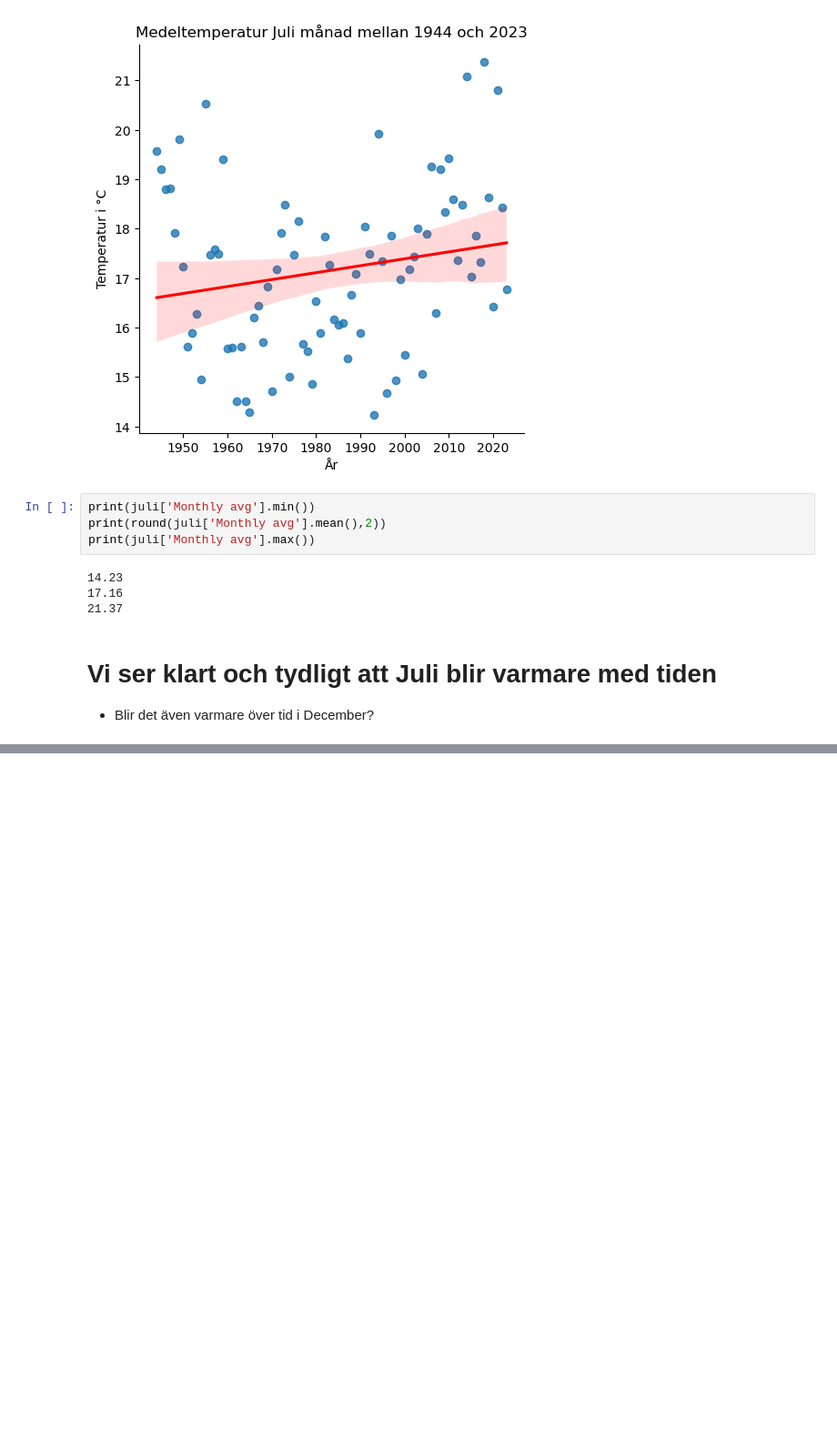
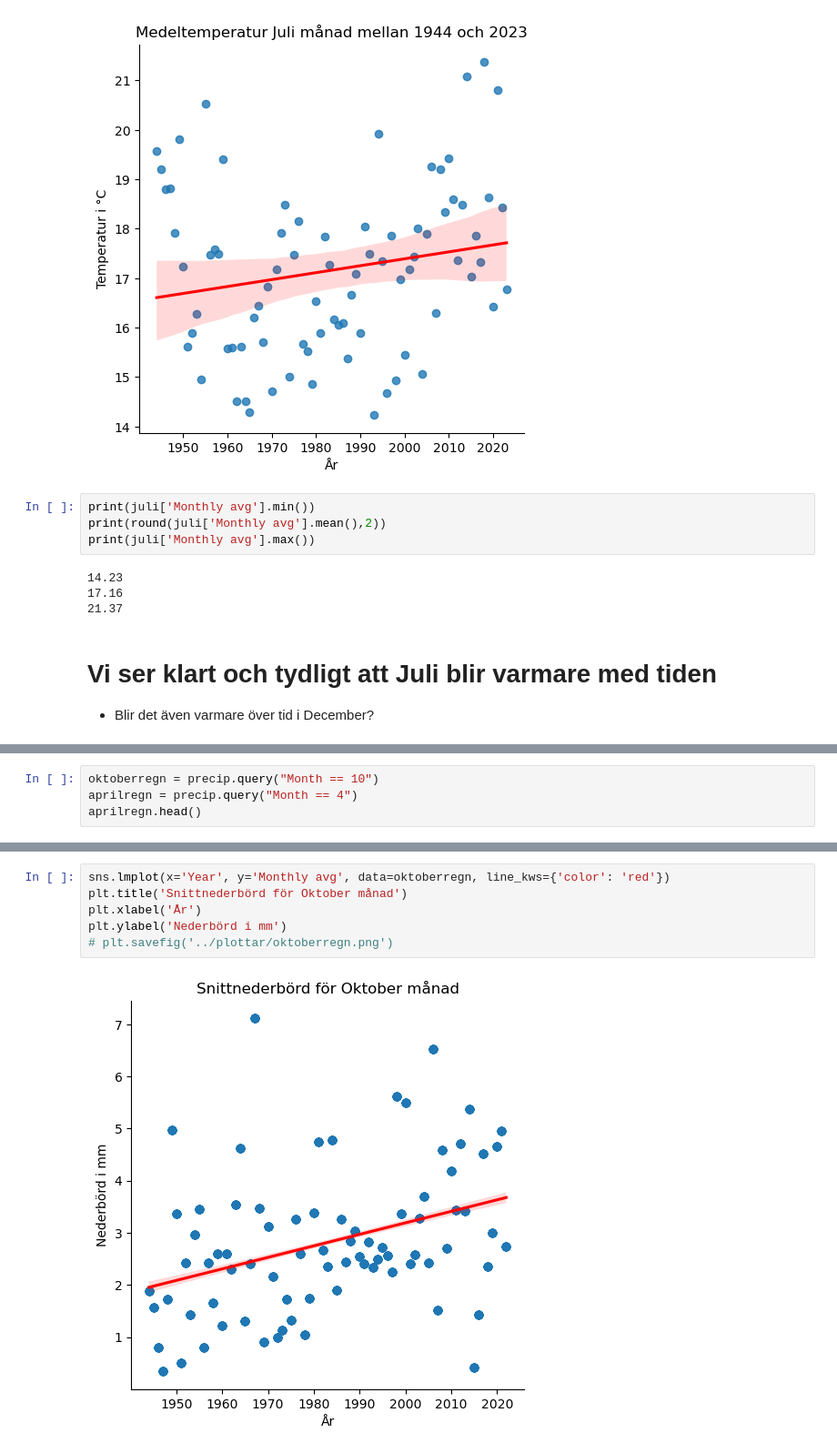
Before and after one commit to msteele919/projectwork, a Jupyter notebook: Kristoffer/plotting.ipynb, the cells around one changed output, grey strips where cells are left out. Shown: that part at 91% size. Drawn from its saved outputs; the diff is of its cells as text; blank space fills up the shorter version.

```diff
--- a/Kristoffer/plotting.ipynb
+++ b/Kristoffer/plotting.ipynb
@@ -144,0 +122,4 @@ daily_feb
+# %%
+oktoberregn = precip.query("Month == 10")
+aprilregn = precip.query("Month == 4")
+aprilregn.head()
@@ -144,0 +133,8 @@ daily_feb
+# %%
+sns.lmplot(x='Year', y='Monthly avg', data=oktoberregn, line_kws={'color': 'red'})
+plt.title('Snittnederbörd för Oktober månad')
+plt.xlabel('År')
+plt.ylabel('Nederbörd i mm')
+# plt.savefig('../plottar/oktoberregn.png')
+# %% [output]
+[figure, added]
```
Also changed, not shown: parts of 23 cells of this notebook, 8 other files.
